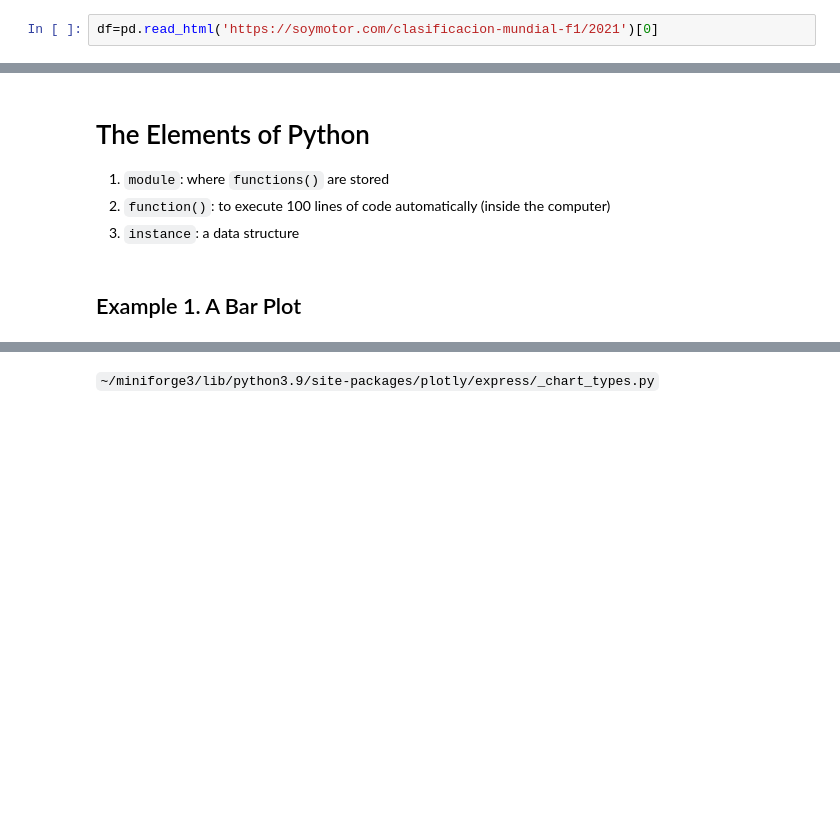
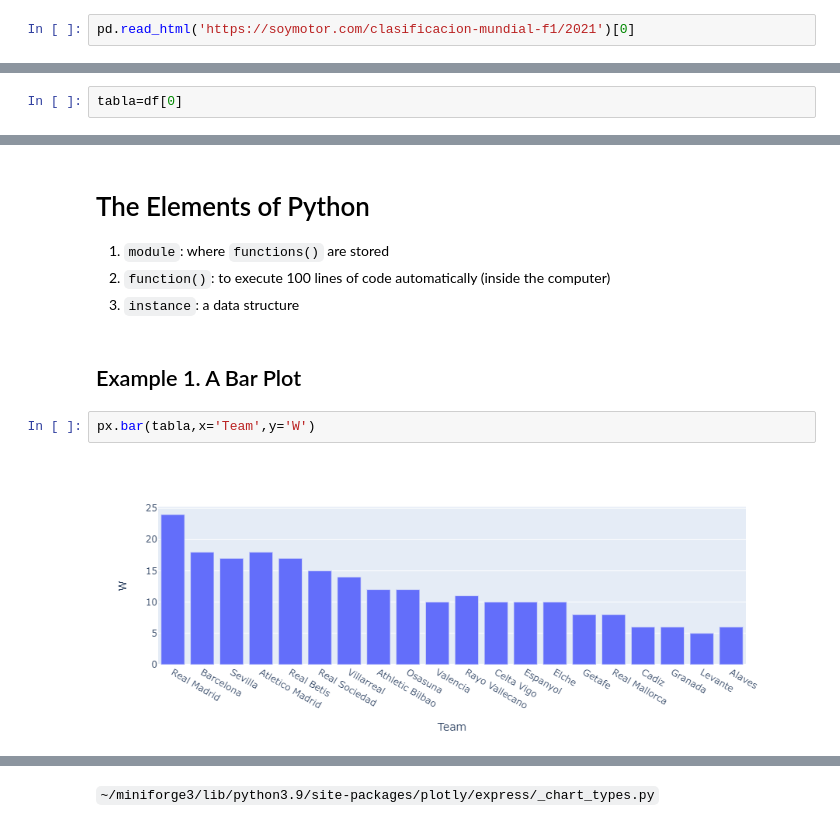
Before and after one commit to ccanalesr/resolving-python-data-science, a Jupyter notebook: 01_The Use of Functions/01_functions_session.ipynb, the cells around one changed output, grey strips where cells are left out. Drawn from its saved outputs; the diff is of its cells as text; blank space fills up the shorter version.

```diff
--- a/01_The Use of Functions/01_functions_session.ipynb
+++ b/01_The Use of Functions/01_functions_session.ipynb
@@ -74,4 +74,4 @@ Which `objects` are predefined by Python?
 # %%
 import pandas as pd
 # %%
-df=pd.read_html('https://soymotor.com/clasificacion-mundial-f1/2021')[0]
+pd.read_html('https://soymotor.com/clasificacion-mundial-f1/2021')[0]
@@ -83,0 +165,2 @@ df=pd.read_html('https://soymotor.com/clasificacion-mundial-f1/2021')[0]
+# %%
+tabla=df[0]
@@ -95,3 +226,7 @@ df=pd.read_html('https://soymotor.com/clasificacion-mundial-f1/2021')[0]
 3. `instance`: a data structure
 # %% [markdown]
 ## Example 1. A Bar Plot
+# %%
+px.bar(tabla,x='Team',y='W')
+# %% [output]
+[figure, added]
```
Also changed, not shown: parts of 57 cells of this notebook, 1 other file.
